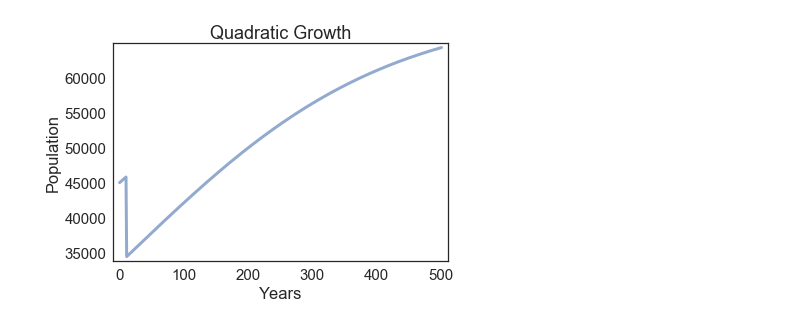
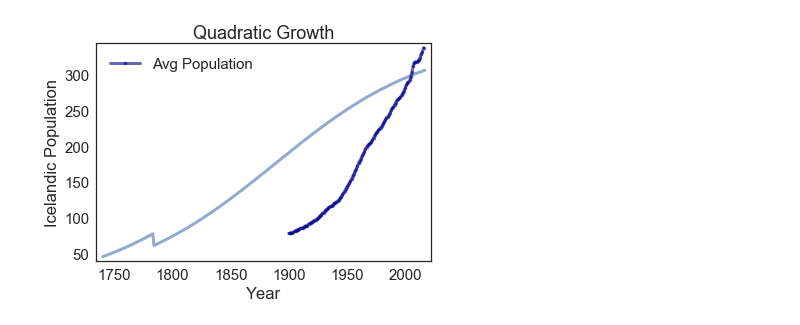
Before and after one commit to mayacalabria/ModSimPy, a Jupyter notebook: code/volcanos.ipynb, the cells around one changed output. Cells and saved outputs as stored; diff of their text form; code cells hidden in the pictures.

```diff
--- a/code/volcanos.ipynb
+++ b/code/volcanos.ipynb
@@ -17,0 +59,3 @@ system = System(t0=t0,
+# %%
+avg_pop = table1.avg_pop
+avg_pop.index
@@ -17,0 +67,11 @@ system = System(t0=t0,
+# %%
+def plot_estimates(table):
+    """Plot Icelandic population estimates.
+
+    table: DataFrame with column 'avg_pop'
+    """
+
+    plot(avg_pop, '.-', color='darkblue', label='Avg Population')
+
+    decorate(xlabel='Year',
+             ylabel='Icelandic Population')
@@ -50,9 +116,9 @@ def update_funcP(pop_t, t, system, death_toll):
     return pop_t + net_growth
 # %%
 def plot_results(system,title=None):
-    plot(system.results)
+    plot(system.results, "r")
     decorate(xlabel='Years',
-             ylabel='Population',
+             ylabel='Population (in Thousands)',
              title=title)
 # %%
 run_simulation(system,update_funcP, .25)
@@ -94,14 +142,15 @@ def update_funcQ(pop_t, t, system, death_toll):
 
     return pop_t + net_growth
 # %%
-system.K= 70000
-system.r= .005
+system.K= 350000/1000
+system.r= .015
 # %%
-run_simulation(system, update_funcQ, .25)
+run_simulation(system, update_funcQ, .22)
 newfig()
 plot_results(system,title='Quadratic Growth')
+plot_estimates(table1)
 # %% [output]
-[figure, old version]
+[figure, new version]
 # %%
 death_toll_array=(0,.1,.2,.3,.4,.5)
 # %%
```
Also changed, not shown: parts of 24 cells of this notebook.
